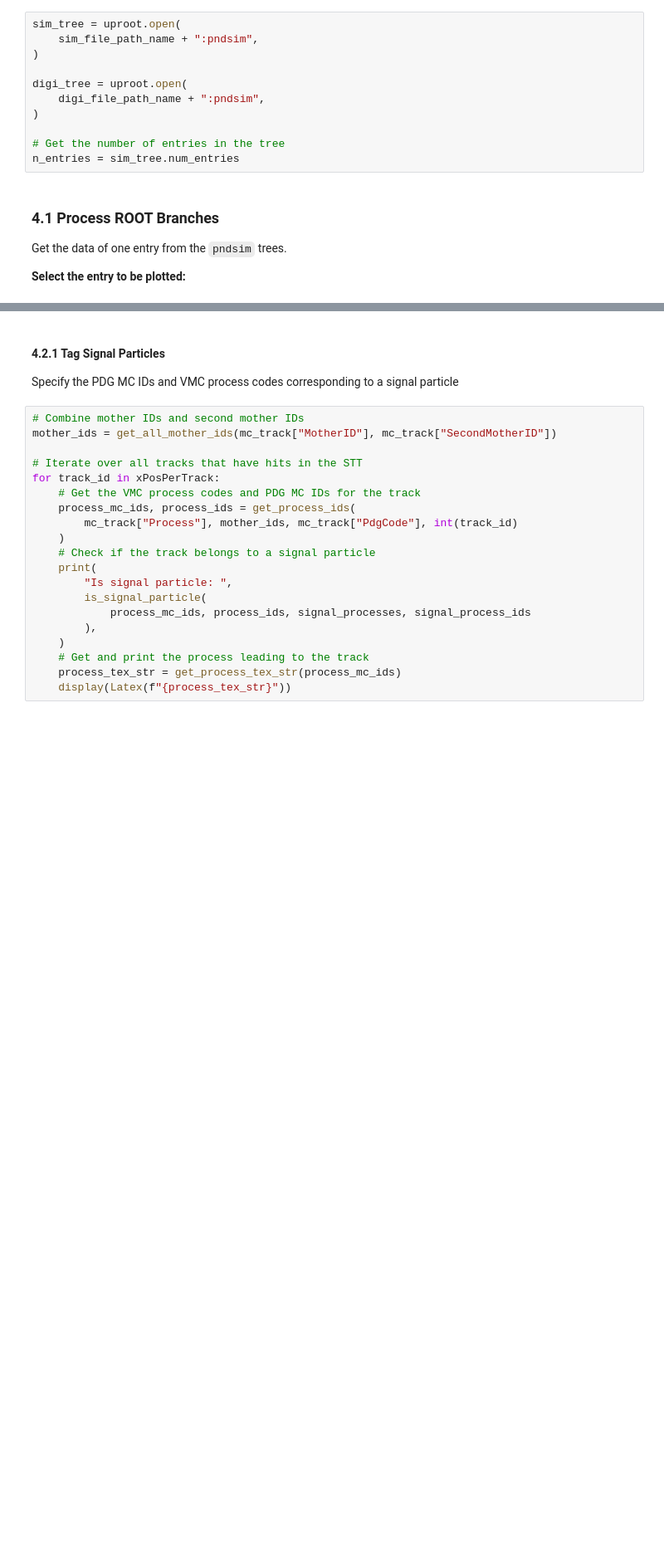
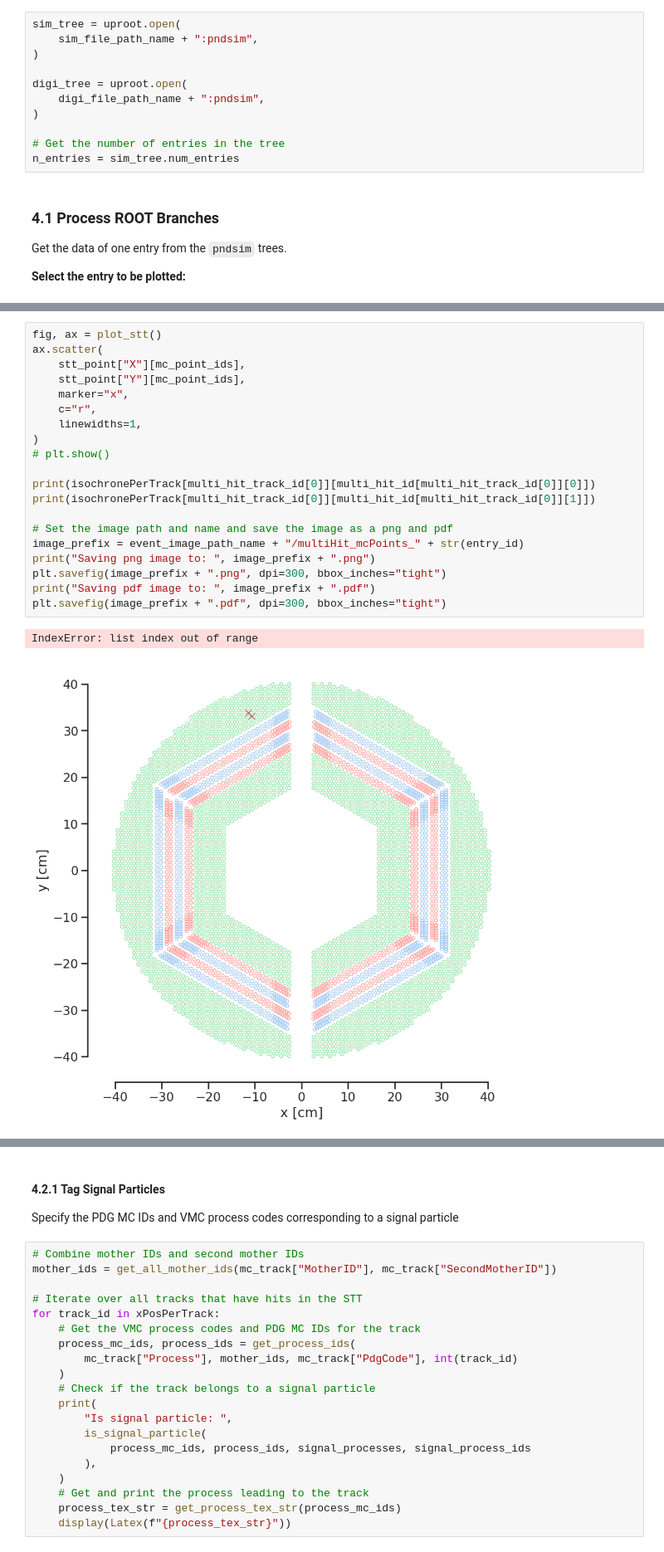
Before and after one commit to n-idw/panda-visualization, a Jupyter notebook: simulationChain/plot_digi.ipynb, the cells around one changed output, grey strips where cells are left out. Shown at 83% size. Cells and saved outputs as stored; diff of their text form; blank space fills up the shorter version.

```diff
--- a/simulationChain/plot_digi.ipynb
+++ b/simulationChain/plot_digi.ipynb
@@ -275,0 +358,23 @@ yPosPerTrack = make_track_dict(realStt_trackIDs, stt_hit["Y"], yPosPerTrack)
+# %%
+fig, ax = plot_stt()
+ax.scatter(
+    stt_point["X"][mc_point_ids],
+    stt_point["Y"][mc_point_ids],
+    marker="x",
+    c="r",
+    linewidths=1,
+)
+# plt.show()
+
+print(isochronePerTrack[multi_hit_track_id[0]][multi_hit_id[multi_hit_track_id[0]][0]])
+print(isochronePerTrack[multi_hit_track_id[0]][multi_hit_id[multi_hit_track_id[0]][1]])
+
+# Set the image path and name and save the image as a png and pdf
+image_prefix = event_image_path_name + "/multiHit_mcPoints_" + str(entry_id)
+print("Saving png image to: ", image_prefix + ".png")
+plt.savefig(image_prefix + ".png", dpi=300, bbox_inches="tight")
+print("Saving pdf image to: ", image_prefix + ".pdf")
+plt.savefig(image_prefix + ".pdf", dpi=300, bbox_inches="tight")
+# %% [output]
+IndexError: list index out of range
+[figure, added]
```
Also changed, not shown: parts of 19 cells of this notebook, 7 other files.
